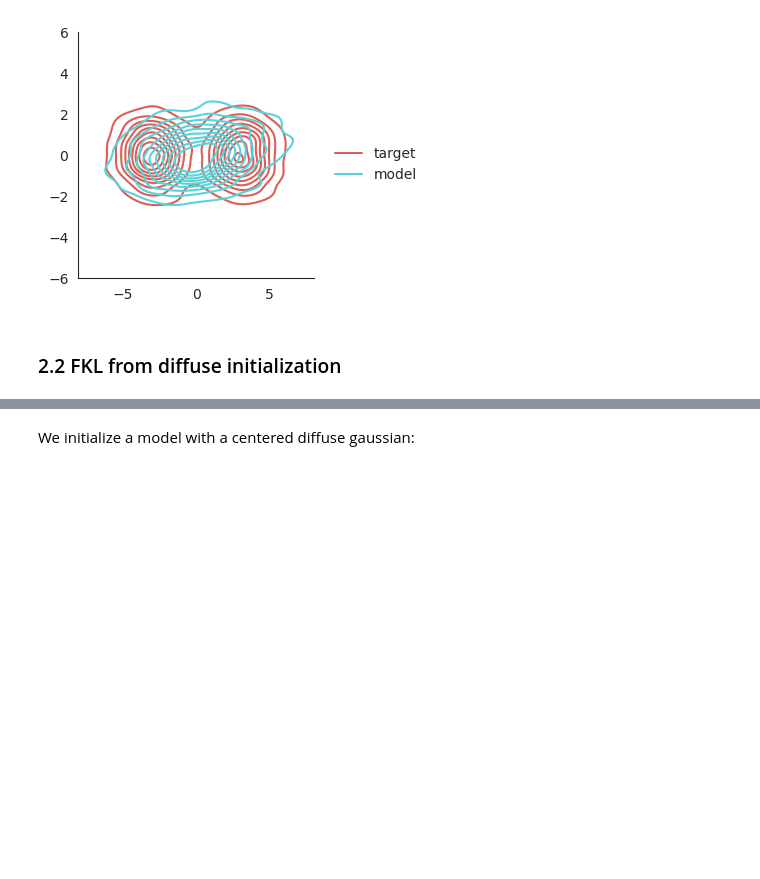
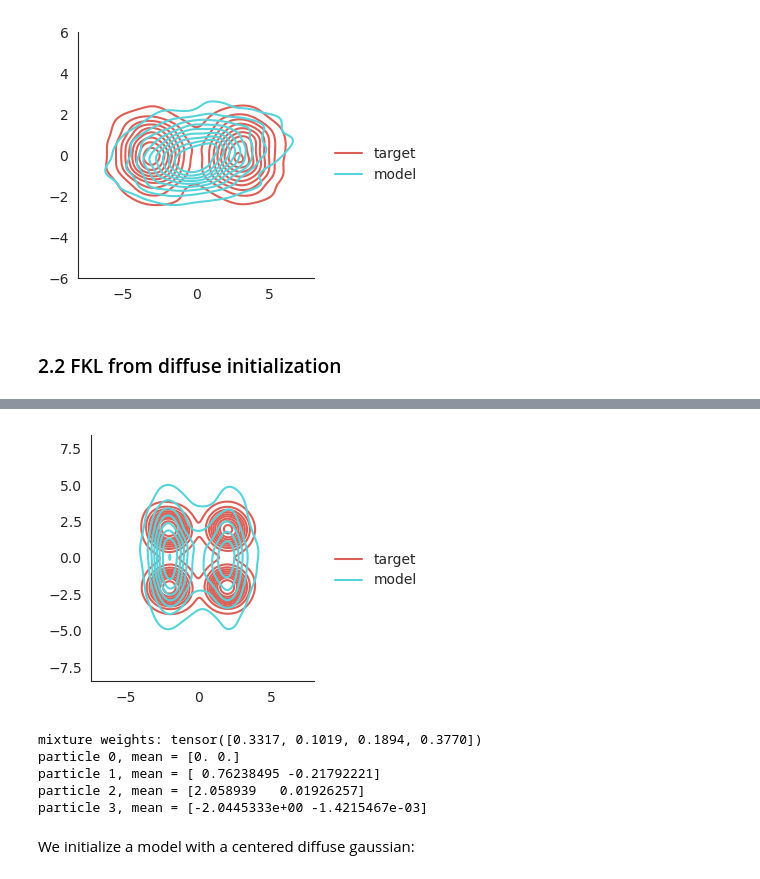
Before and after one commit to eugeneberta/mva-bml, a Jupyter notebook: ImportanceSamplingFKL.ipynb, the cells around one changed output, grey strips where cells are left out. Drawn from its saved outputs; the diff is of its cells as text; code cells hidden in the pictures; blank space fills up the shorter version.

```diff
--- a/ImportanceSamplingFKL.ipynb
+++ b/ImportanceSamplingFKL.ipynb
@@ -274,0 +307,41 @@ plt.ylim([-6, 6])
+# %%
+# Diffuse initialization:
+init = GaussianParticle(
+    loc=torch.tensor([0.,0.]),
+    scale_tril=2*torch.eye(2),
+    trainable=False
+)
+
+# FKL BOOSTING:
+model = GaussianMixture(init)
+
+K = 3
+for i in range(K):
+    print(f'### step={i+1}, fitting a new particle ###')
+    new_particle = GaussianParticle(
+        loc=torch.randn(2),
+        scale_tril=torch.eye(2),
+        trainable=True
+    )
+
+    opt = optim.Adam(new_particle.parameters(), lr=0.001)
+
+    for step in range(3000):
+        loss = FKL(
+            q=model,
+            p=multimodal_target,
+            f=new_particle
+        )
+
+        opt.zero_grad()
+        loss.backward()
+        opt.step()
+
+        # logging:
+        if step%500==0:
+            print(f'step:{step}, loss:{loss.detach().numpy()}')
+
+    for param in new_particle.parameters():
+        param.requires_grad = False
+
+    model.add_particle(new_particle)
@@ -275,2 +366,16 @@ plt.ylim([-6, 6])
+# %%
+plot_distribs({'target':multimodal_target, 'model':model}, nsamples=2000)
+# %% [output]
+[figure, added]
+# %%
+print(f'mixture weights: {model.weights}')
+for i in range(len(model.particles)):
+    print(f'particle {i}, mean = {model.particles[i].loc.detach().numpy()}')
+# %% [output]
+mixture weights: tensor([0.3317, 0.1019, 0.1894, 0.3770])
+particle 0, mean = [0. 0.]
+particle 1, mean = [ 0.76238495 -0.21792221]
+particle 2, mean = [2.058939   0.01926257]
+particle 3, mean = [-2.0445333e+00 -1.4215467e-03]
 # %% [markdown]
 We initialize a model with a centered diffuse gaussian:
```
Also changed, not shown: parts of 17 cells of this notebook.
